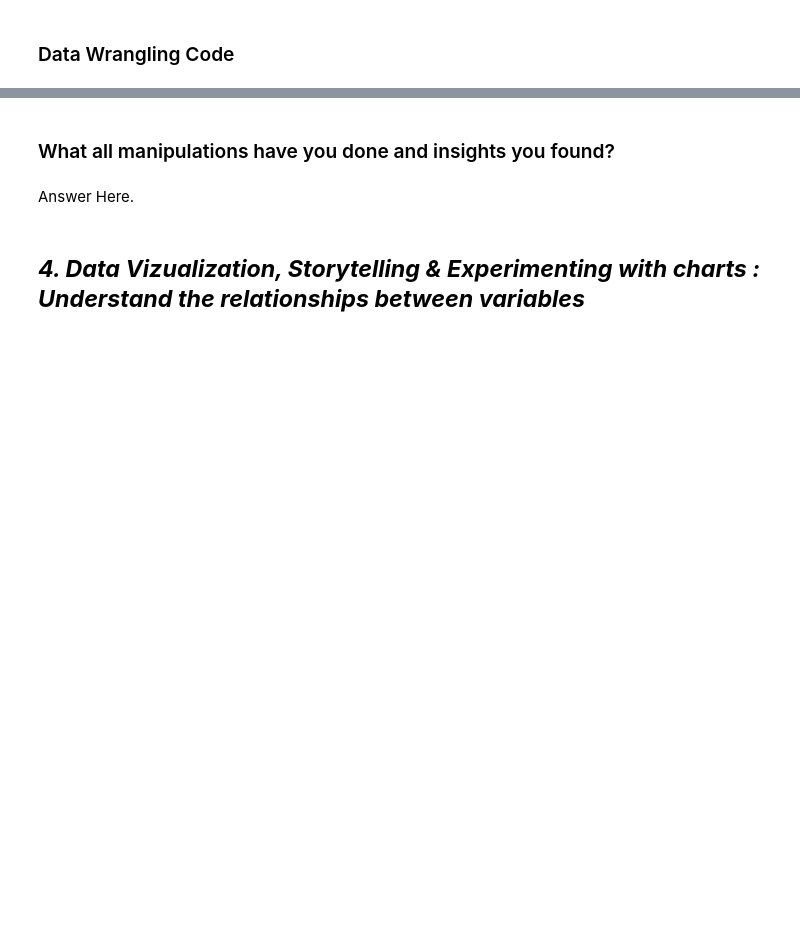
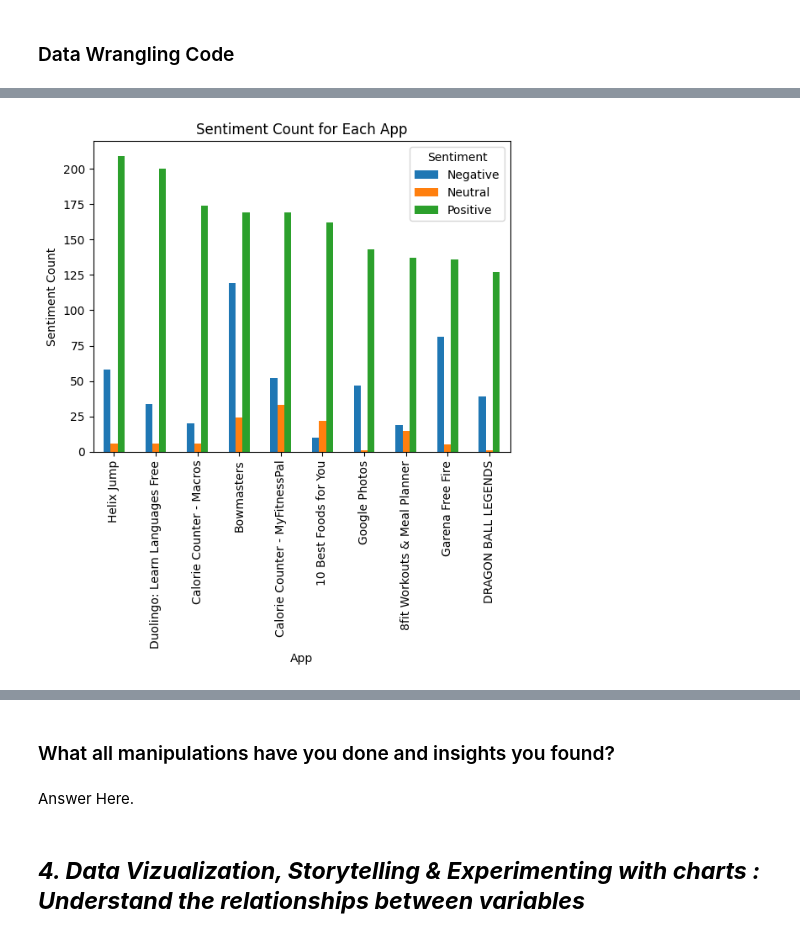
Before and after one commit to ShariqZahid/Szahid, a Jupyter notebook: My_EDA_Project.ipynb, the cells around one changed output, grey strips where cells are left out. Saved outputs shown, nothing was run; the diff lists cells and outputs as text; code cells hidden in the pictures; blank space fills up the shorter version.

```diff
--- a/My_EDA_Project.ipynb
+++ b/My_EDA_Project.ipynb
@@ -379,0 +790,4 @@ df1.describe()
+# %%
+# Dropping rows containing null values because mostly categorical columns are present in this dataset.
+urdf = ur_df.dropna()
+urdf
@@ -379,0 +840,4 @@ df1.describe()
+# %%
+#Sentiment count for apps
+urdf2 = urdf.groupby('App')['Sentiment'].value_counts().unstack().fillna(0).sort_values(by = 'Positive', ascending = False)
+urdf2
@@ -379,0 +859,9 @@ df1.describe()
+# %%
+urdf2.head(10).plot(kind='bar', stacked=False)
+plt.xlabel('App')
+plt.ylabel('Sentiment Count')
+plt.title('Sentiment Count for Each App')
+plt.legend(title='Sentiment')
+plt.show()
+# %% [output]
+[figure, added]
```
Also changed, not shown: parts of 89 cells of this notebook.
